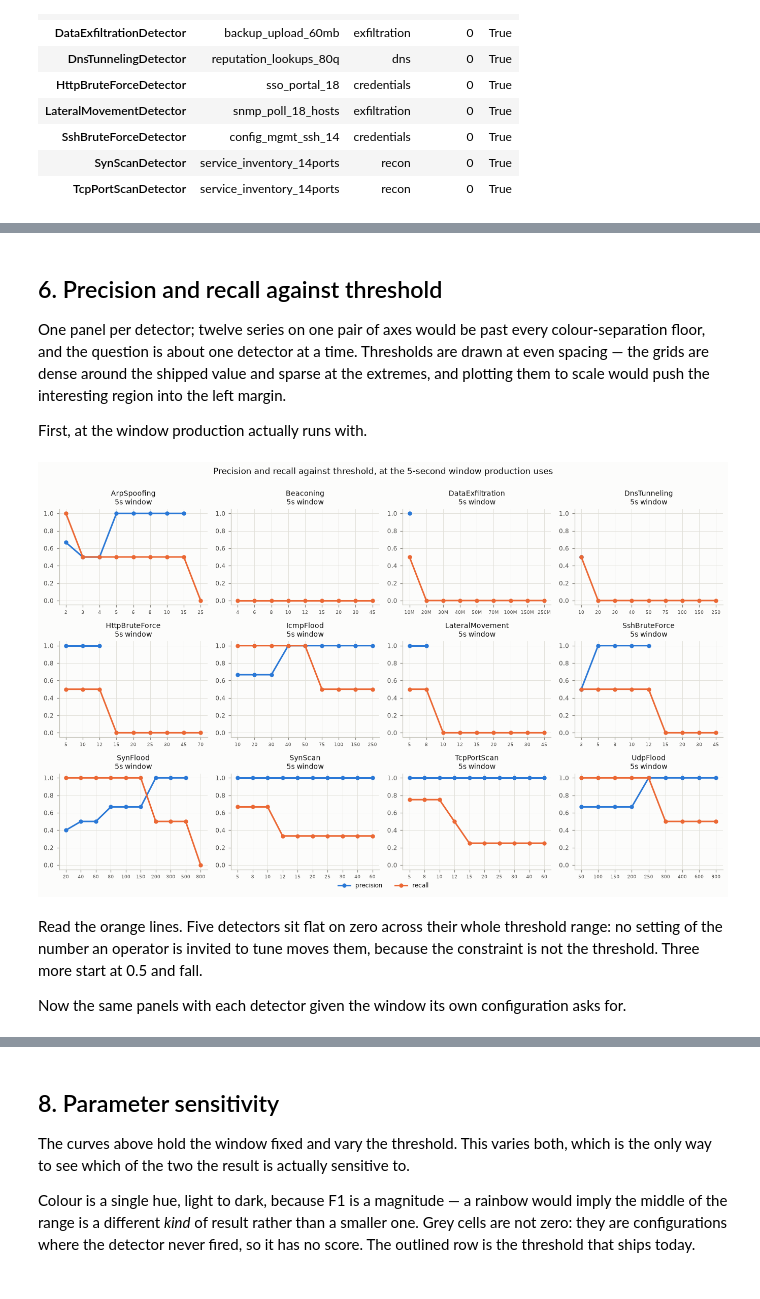
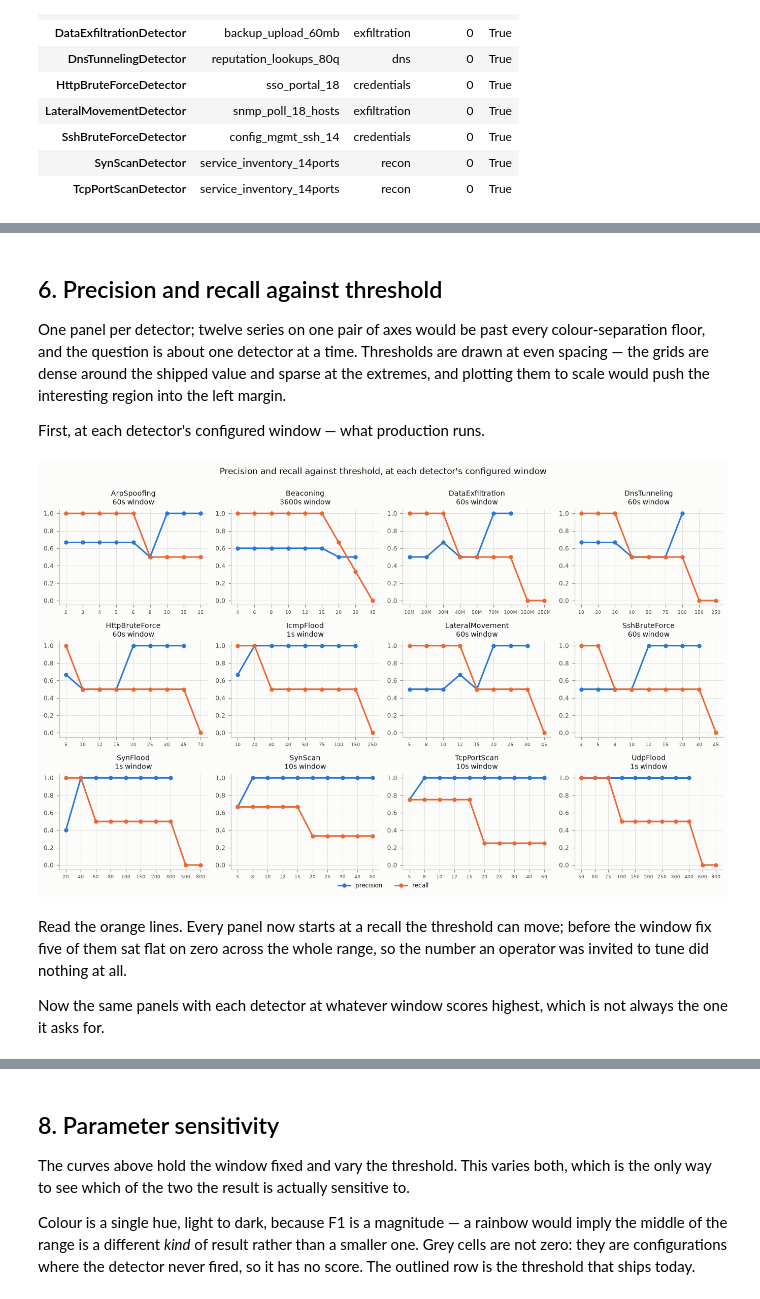
Before and after one commit to YanalSerhan/Network-Intrusion-Detection-System, a Jupyter notebook: notebooks/detection_analysis.ipynb, the cells around one changed output, grey strips where cells are left out. Saved outputs shown, nothing was run; the diff lists cells and outputs as text; code cells hidden in the pictures.

```diff
--- a/notebooks/detection_analysis.ipynb
+++ b/notebooks/detection_analysis.ipynb
@@ -29,19 +29,22 @@ import pandas as pd
 sys.path.insert(0, str(Path.cwd().parent / "scripts"))
 
 from sensitivity.analysis import (
-    SHIPPED_WINDOW,
-    best_operating_points,
+    EVALUATION_INTERVAL,
     load_metrics,
     load_outcomes,
     shipped_operating_points,
+    shipped_windows,
     window_sensitivity,
 )
 from sensitivity.corpus import CORPUS
+from sensitivity.recommendation import best_f1_points
 
 pd.set_option("display.width", 160)
 pd.set_option("display.max_rows", 120)
 
 metrics = load_metrics()
 outcomes = load_outcomes()
+windows = shipped_windows()
 print(f"{len(metrics):,} grid points over {len(CORPUS)} cases")
+print(f"evaluation interval: {EVALUATION_INTERVAL:g}s")
 # %% [output]
@@ -277,31 +334,30 @@ Thresholds are drawn at even spacing — the grids are dense around the shipped
 value and sparse at the extremes, and plotting them to scale would push the
 interesting region into the left margin.
 
-First, at the window production actually runs with.
+First, at each detector's configured window — what production runs.
 # %%
 %matplotlib inline
 
-from sensitivity.grid import THRESHOLDS, WINDOWS
+from sensitivity.grid import WINDOWS
 from sensitivity.plots_curves import precision_recall_grid, roc_grid
 from sensitivity.style import apply_style
 
 apply_style()
 
 shipped_curves = precision_recall_grid(
     metrics,
-    dict.fromkeys(THRESHOLDS, SHIPPED_WINDOW),
-    "Precision and recall against threshold, at the 5-second window production uses",
+    windows,
+    "Precision and recall against threshold, at each detector's configured window",
 )
 # %% [output]
-[figure, old version]
+[figure, new version]
 # %% [markdown]
-Read the orange lines. Five detectors sit flat on zero across their whole
-threshold range: no setting of the number an operator is invited to tune moves
-them, because the constraint is not the threshold. Three more start at 0.5 and
-fall.
+Read the orange lines. Every panel now starts at a recall the threshold can
+move; before the window fix five of them sat flat on zero across the whole
+range, so the number an operator was invited to tune did nothing at all.
 
-Now the same panels with each detector given the window its own configuration
-asks for.
+Now the same panels with each detector at whatever window scores highest,
+which is not always the one it asks for.
 # %%
 best_curves = precision_recall_grid(
     metrics,
```
Also changed, not shown: parts of 26 cells of this notebook, 31 other files.
